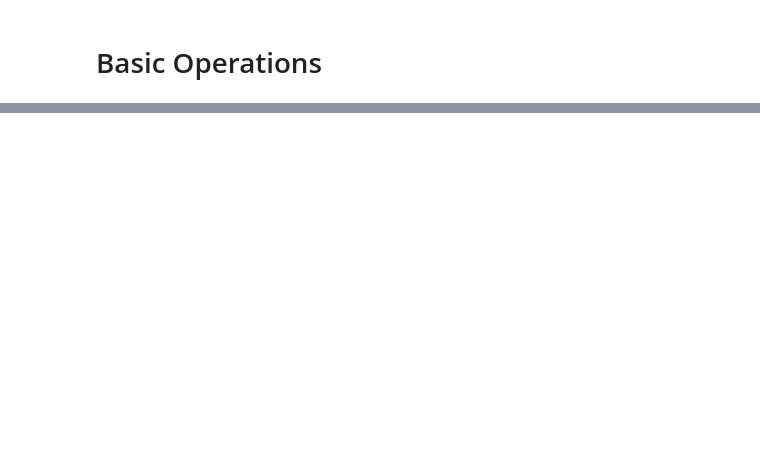
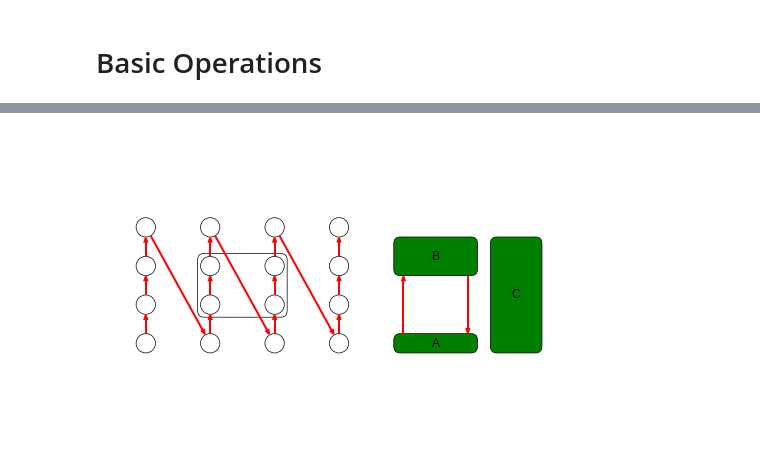
Before and after one commit to GiggleLiu/viznet, a Jupyter notebook: docs/viznet_basic.ipynb, the cells around one changed output, grey strips where cells are left out. Drawn from its saved outputs; the diff is of its cells as text; code cells hidden in the pictures; blank space fills up the shorter version.

```diff
--- a/docs/viznet_basic.ipynb
+++ b/docs/viznet_basic.ipynb
@@ -33,0 +82,30 @@ _show()
+# %%
+grid = viznet.Grid((2.0, 1.2), offset=(2,2))
+brush = NodeBrush('basic')
+edge = EdgeBrush('->', lw=2., color='r')
+box = NodeBrush('box', roundness=0.2, size='large')
+
+# define an mpo
+mpo = NodeBrush('box', color='g', roundness=0.2)
+
+brushes = []
+
+for i in range(4):
+    for j in range(4):
+        brushes.append(brush >> grid[i, j])
+for i in range(15):
+    edge >> (brushes[i], brushes[i+1])
+box >> grid[1:2, 1:2]
+
+# generate two mpos
+A = mpo >> grid[4:5, 0:0]; A.text('A')
+B = mpo >> grid[4:5, 2:2.5]; B.text('B')
+# if you don't like grid, you can do use slices directly.
+C = mpo >> (slice(13,14), slice(2, 5)); C.text('C')
+
+# connect left legs.
+edge >> (A.pin('top', align = grid[4, 0]), B.pin('bottom', align = grid[4, 0]))
+edge >> (B.pin('bottom', align = grid[5, 0]), A.pin('top', align = grid[5, 0]))
+_show()
+# %% [output]
+[figure, added]
```
Also changed, not shown: parts of 18 cells of this notebook.
